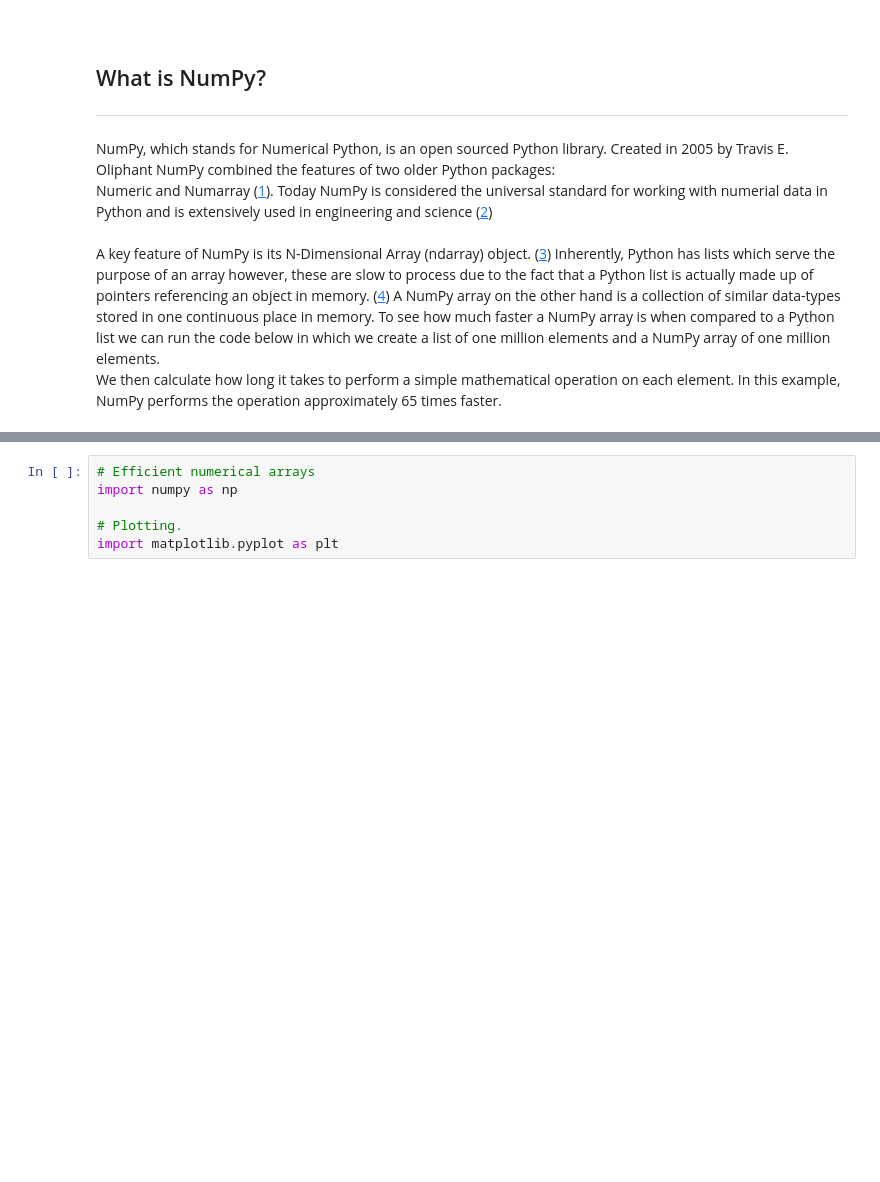
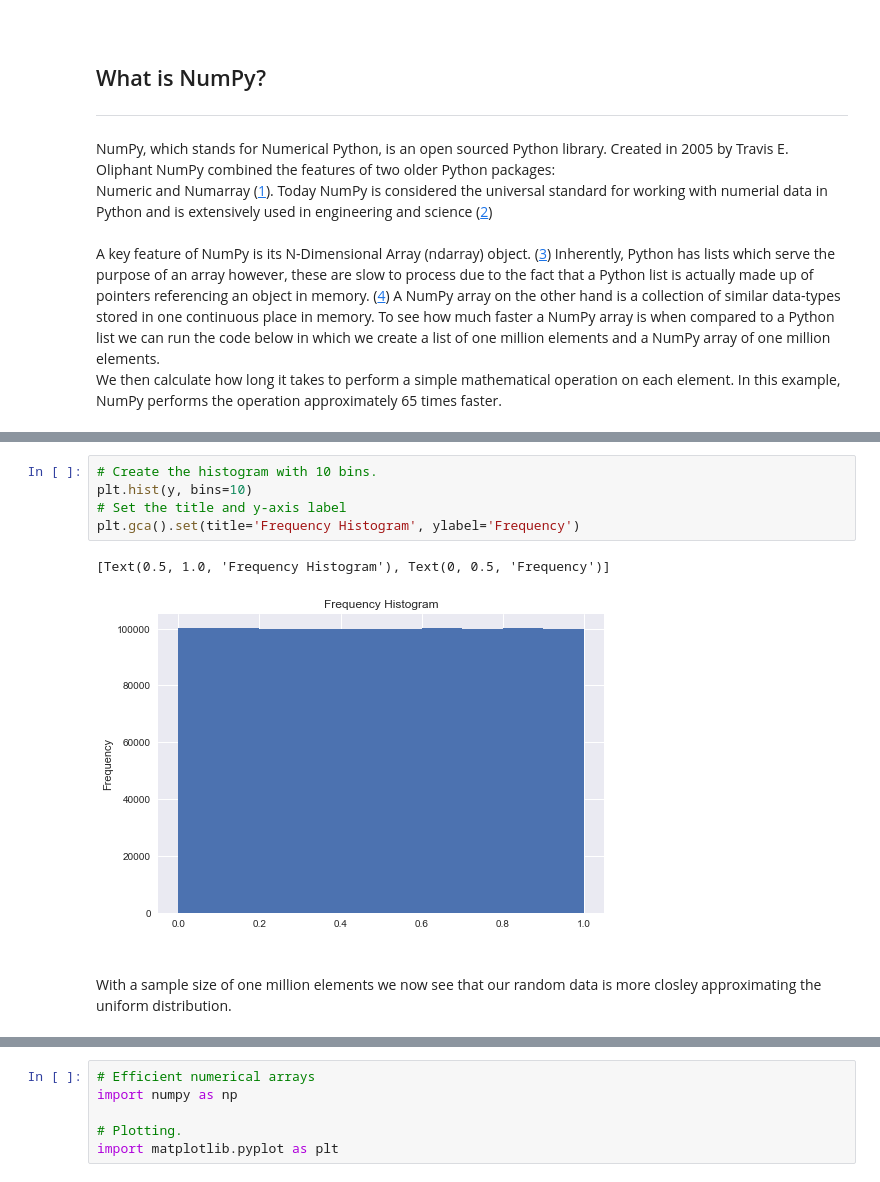
Before and after one commit to Sam-Tracey/numpy-random, a Jupyter notebook: numpy-random.ipynb, the cells around one changed output, grey strips where cells are left out. Saved outputs shown, nothing was run; the diff lists cells and outputs as text; blank space fills up the shorter version.

```diff
--- a/numpy-random.ipynb
+++ b/numpy-random.ipynb
@@ -68,0 +137,12 @@ In data science, the numpy.random package is often used to simulate data
+# %%
+# Create the histogram with 10 bins.
+plt.hist(y, bins=10)
+# Set the title and y-axis label
+plt.gca().set(title='Frequency Histogram', ylabel='Frequency')
+# %% [output]
+[Text(0.5, 1.0, 'Frequency Histogram'), Text(0, 0.5, 'Frequency')]
+[figure, added]
+# %% [markdown]
+<br>
+
+With a sample size of one million elements we now see that our random data is more closley approximating the uniform distribution.
```
Also changed, not shown: parts of 11 cells of this notebook.
